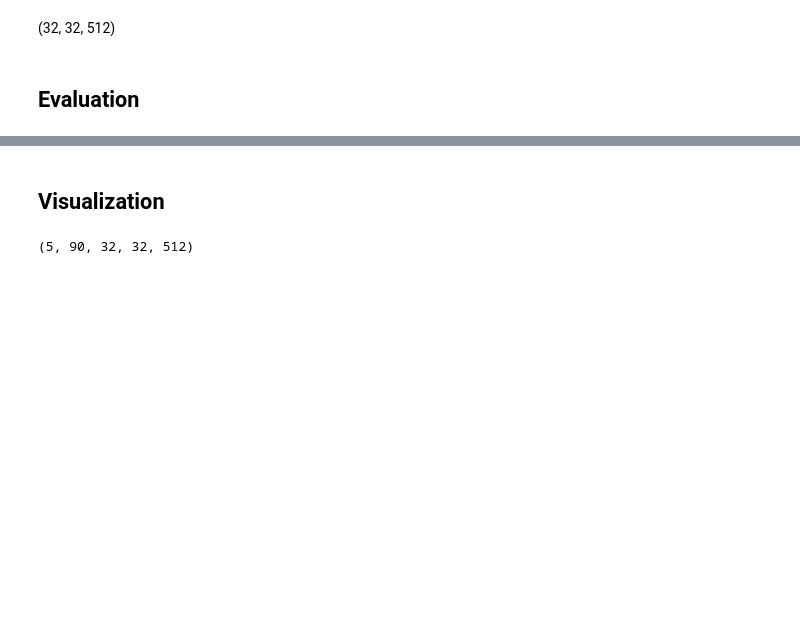
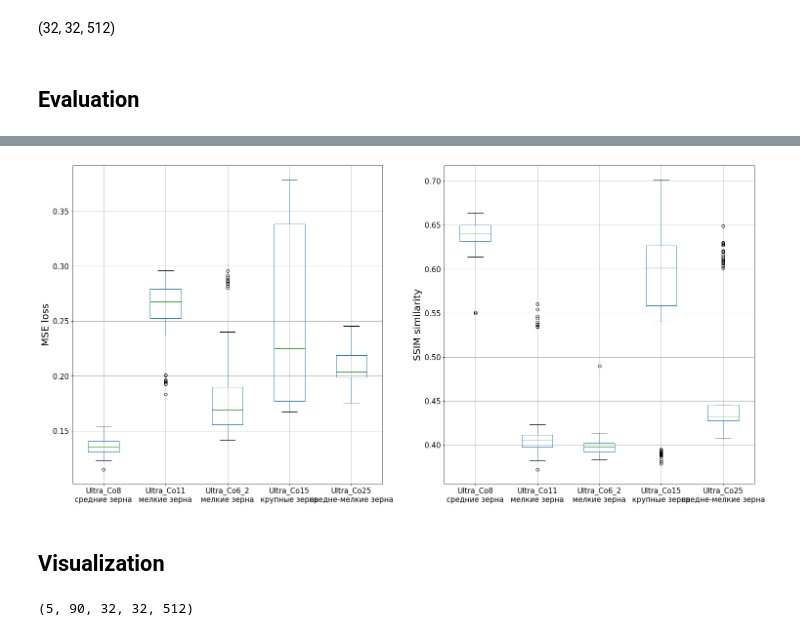
Before and after one commit to dkagramanyan/WC-Co_computer_vision, a Jupyter notebook: ml/AE.ipynb, the cells around one changed output, grey strips where cells are left out. Drawn from its saved outputs; the diff is of its cells as text; code cells hidden in the pictures; blank space fills up the shorter version.

```diff
--- a/ml/AE.ipynb
+++ b/ml/AE.ipynb
@@ -28,7 +28,7 @@ from src.tf_utils import SaveImageCallback
 gpus = tf.config.list_physical_devices('GPU')
 tf.config.experimental.set_memory_growth(gpus[0], True)
 # %%
-all_images = np.load('data/saved np/images_no_filters.npy', allow_pickle=True)
+all_images = np.load('../data/saved np/images_no_filters.npy', allow_pickle=True)
 all_images_rgb = []
 for i, images_list in enumerate(all_images):
     for image_gray in images_list:
@@ -125,6 +128,7 @@ out = net(inputs)
 
 model = tf.keras.Model(inputs=inputs, outputs=out[0], name='u2netmodel')
 model.built = True
-model.load_weights('data/logs/u2net_2021-11-19_checkpoint/checkpoints/')
-images = np.load('data/saved np/images_no_filters.npy', allow_pickle=True)
+# model.load_weights('../data/logs/u2net_2021-11-19_checkpoint/checkpoints/')
+model.load_weights('../data/logs/u2net_2021-11-19_checkpoint/')
+images = np.load('../data/saved np/images_no_filters.npy', allow_pickle=True)
 name = f'u2net_{datetime.datetime.now().date()}'
@@ -134,10 +144,12 @@ ssim_losses = []
 
 for i, images_list in enumerate(images):
     for image in images_list:
-        original_image = transform.resize(image, image_shape)
+        # original_image = transform.resize(image, image_shape)
+        original_image = image
         predicted_image = model.predict(tf.expand_dims(original_image, axis=0))[0]
         mse_losses.append(metrics.mean_squared_error(original_image, predicted_image))
         ssim_losses.append(metrics.structural_similarity(original_image, predicted_image, multichannel=True))
-        mse_losses = np.array(mse_losses)
+
 
 ssim_losses = np.array(ssim_losses)
+mse_losses=np.array(mse_losses)
@@ -186,3 +242,20 @@ plt.show()
+# %%
+plt.rcParams['font.size'] = '15'
+name = 'ae'
+
+fig, (ax1, ax2) = plt.subplots(1, 2, figsize=(25, 12))
+# plt.figure(figsize=(10,10))
+df_ssim.boxplot(ax=ax2)
+df_mse.boxplot(ax=ax1)
+
+ax1.set_ylabel('MSE loss', fontsize=20)
+ax2.set_ylabel('SSIM similarity', fontsize=20)
+
+plt.savefig(f'mse_ssim_losses_{name}_1024_boxplot.png')
+
+plt.show()
+# %% [output]
+[figure, added]
 # %% [markdown]
 ## Visualization
 # %%
```
Also changed, not shown: parts of 8 cells of this notebook, 3 other files.
